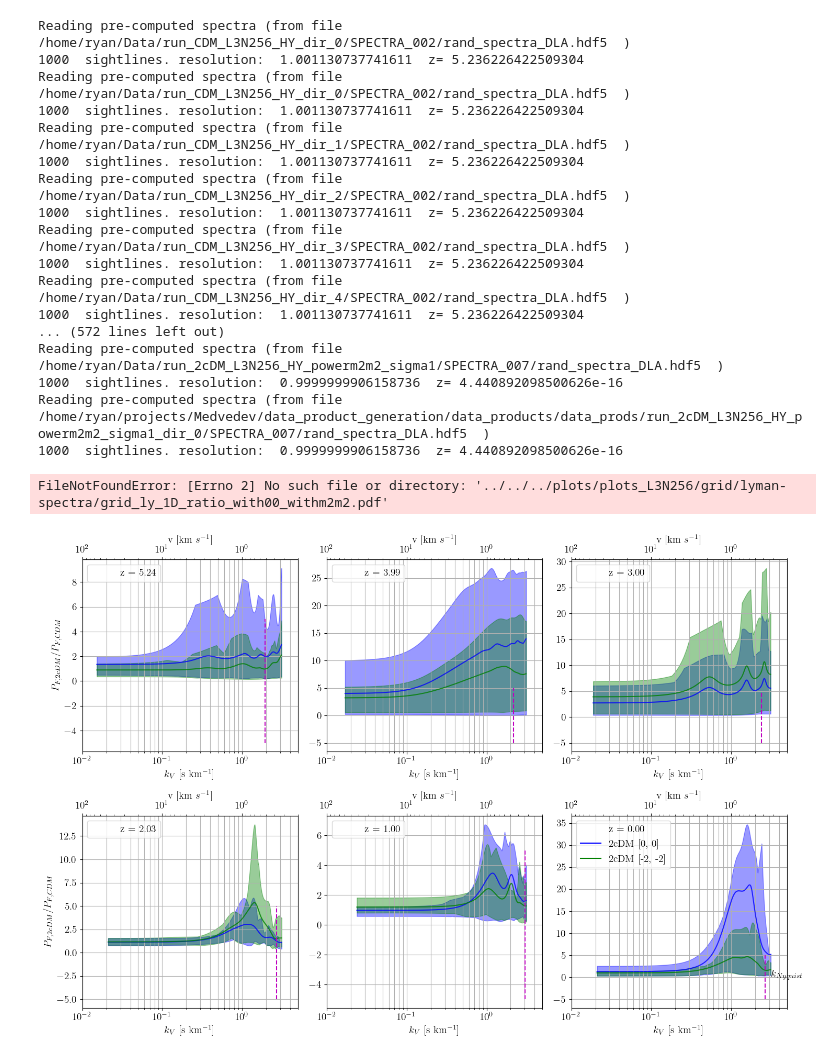
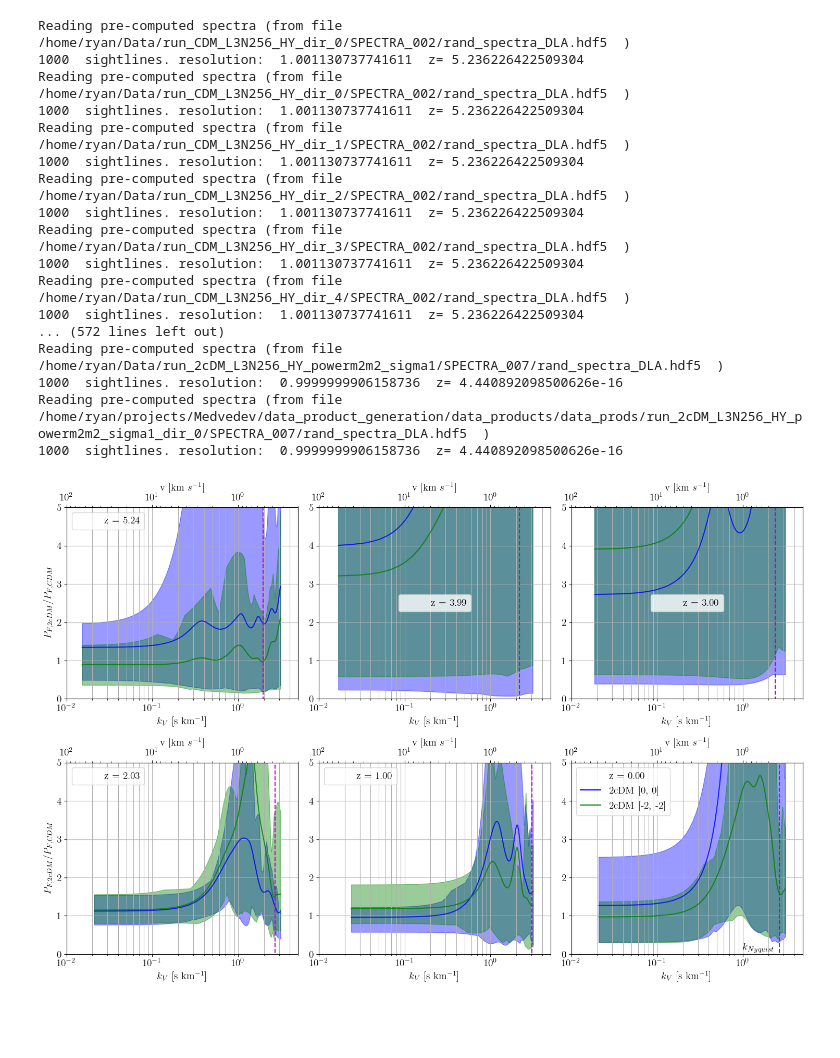
Before and after one commit to rtlow/2cDM_paperII, a Jupyter notebook: jupyter/legacy/L3N256_HY_grids-lyman.ipynb, the cells around one changed output. Saved outputs shown, nothing was run; the diff lists cells and outputs as text; code cells hidden in the pictures; blank space fills up the shorter version.

```diff
--- a/jupyter/legacy/L3N256_HY_grids-lyman.ipynb
+++ b/jupyter/legacy/L3N256_HY_grids-lyman.ipynb
@@ -42,7 +42,7 @@ zz_dm_color = 'tab:cyan'
 m2m2_dm_color = 'tab:olive'
 cdm_dm_color = 'tab:pink'
 # %%
-outpath = '../../../plots/plots_L3N256/grid/lyman-spectra/'
+outpath = '../../plots/plots_L3N256/grid/lyman-spectra/'
 base_path="/home/ryan/projects/Medvedev/data_product_generation/data_products/data_prods/"
 data_dir = '/home/ryan/Data'
 
@@ -365,7 +351,7 @@ for ar, snap_range in zip(ax, snap_ranges):
         #a.set_yscale("log")
         a.set_xscale("log")
         a.set_xlim(10**-2, 5*10**0)
-        #a.set_ylim(0, 2)
+        a.set_ylim(0, 5)
         a.grid(True, which="both", ls="-")
         a.set_aspect( 'auto', adjustable='box' )
         a.plot([],[], label=f'z = {r_nearest:.2f}', alpha=0)
@@ -382,35 +368,34 @@ a = ax[-1,-1]
 a.plot([],[], label='2cDM [0, 0]', color=zz_color)
 a.plot([],[], label='2cDM [-2, -2]', color=m2m2_color)
 # a.plot([],[], label='CDM', color=cdm_color)
-a.text(3.2, 0.1, '$k_{Nyquist}$')
+a.text(10**0, 0.1, '$k_{Nyquist}$')
 # a.plot([],[], label='Hydro', color='k')
 # a.plot([],[], label='N-Body', color='k', linestyle='dashed')
 a.legend()
 
 fig.tight_layout()
 fname = outpath + f'grid_ly_1D_ratio'
 fname += '_with00'
 fname += '_withm2m2'
 fname += '.pdf'
 plt.savefig(fname, dpi=DPI, bbox_inches='tight')
 plt.show()
 # %% [output]
 Reading pre-computed spectra (from file /home/ryan/Data/run_CDM_L3N256_HY_dir_0/SPECTRA_002/rand_spectra_DLA.hdf5  )
 1000  sightlines. resolution:  1.001130737741611  z= 5.236226422509304
 Reading pre-computed spectra (from file /home/ryan/Data/run_CDM_L3N256_HY_dir_0/SPECTRA_002/rand_spectra_DLA.hdf5  )
 1000  sightlines. resolution:  1.001130737741611  z= 5.236226422509304
 Reading pre-computed spectra (from file /home/ryan/Data/run_CDM_L3N256_HY_dir_1/SPECTRA_002/rand_spectra_DLA.hdf5  )
 1000  sightlines. resolution:  1.001130737741611  z= 5.236226422509304
 Reading pre-computed spectra (from file /home/ryan/Data/run_CDM_L3N256_HY_dir_2/SPECTRA_002/rand_spectra_DLA.hdf5  )
 1000  sightlines. resolution:  1.001130737741611  z= 5.236226422509304
 Reading pre-computed spectra (from file /home/ryan/Data/run_CDM_L3N256_HY_dir_3/SPECTRA_002/rand_spectra_DLA.hdf5  )
 1000  sightlines. resolution:  1.001130737741611  z= 5.236226422509304
 Reading pre-computed spectra (from file /home/ryan/Data/run_CDM_L3N256_HY_dir_4/SPECTRA_002/rand_spectra_DLA.hdf5  )
 1000  sightlines. resolution:  1.001130737741611  z= 5.236226422509304
 ... (572 lines left out)
 Reading pre-computed spectra (from file /home/ryan/Data/run_2cDM_L3N256_HY_powerm2m2_sigma1/SPECTRA_007/rand_spectra_DLA.hdf5  )
 1000  sightlines. resolution:  0.9999999906158736  z= 4.440892098500626e-16
 Reading pre-computed spectra (from file /home/ryan/projects/Medvedev/data_product_generation/data_products/data_prods/run_2cDM_L3N256_HY_powerm2m2_sigma1_dir_0/SPECTRA_007/rand_spectra_DLA.hdf5  )
 1000  sightlines. resolution:  0.9999999906158736  z= 4.440892098500626e-16
-FileNotFoundError: [Errno 2] No such file or directory: '../../../plots/plots_L3N256/grid/lyman-spectra/grid_ly_1D_ratio_with00_withm2m2.pdf'
-[figure, old version]
+[figure, new version]
```
Also changed, not shown: parts of 2 cells of this notebook, 2 other files.
